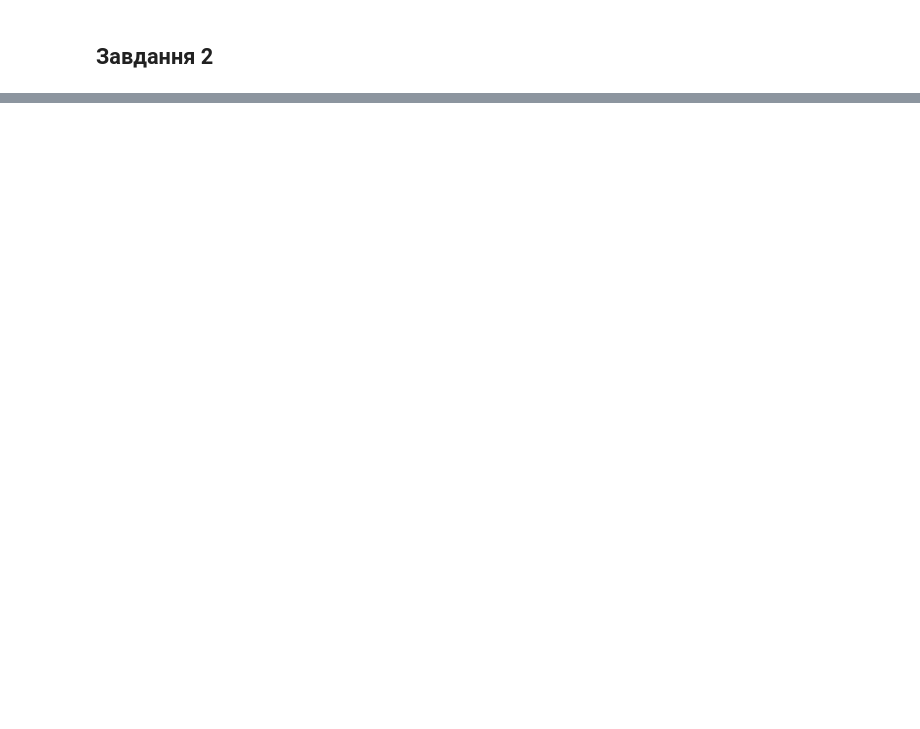
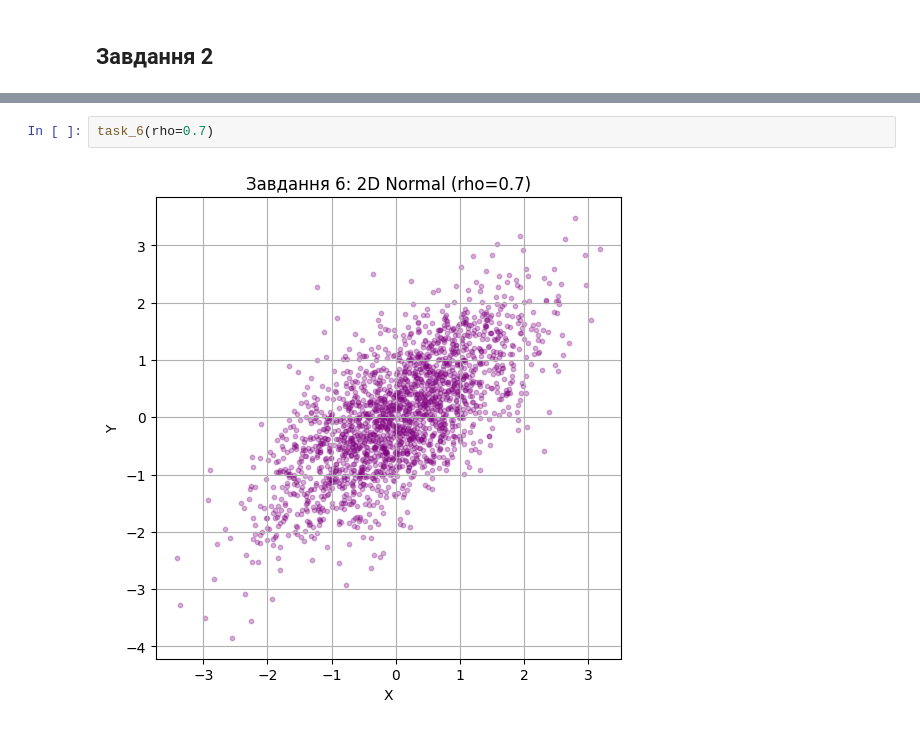
Before and after one commit to KlymentievMaksym/MarkChain, a Jupyter notebook: MCMC/Lab1.ipynb, the cells around one changed output, grey strips where cells are left out. Drawn from its saved outputs; the diff is of its cells as text; blank space fills up the shorter version.

```diff
--- a/MCMC/Lab1.ipynb
+++ b/MCMC/Lab1.ipynb
@@ -132,0 +80,4 @@ plt.tight_layout(); plt.show()
+# %%
+task_6(rho=0.7)
+# %% [output]
+[figure, added]
```
Also changed, not shown: parts of 20 cells of this notebook, 10 other files.
